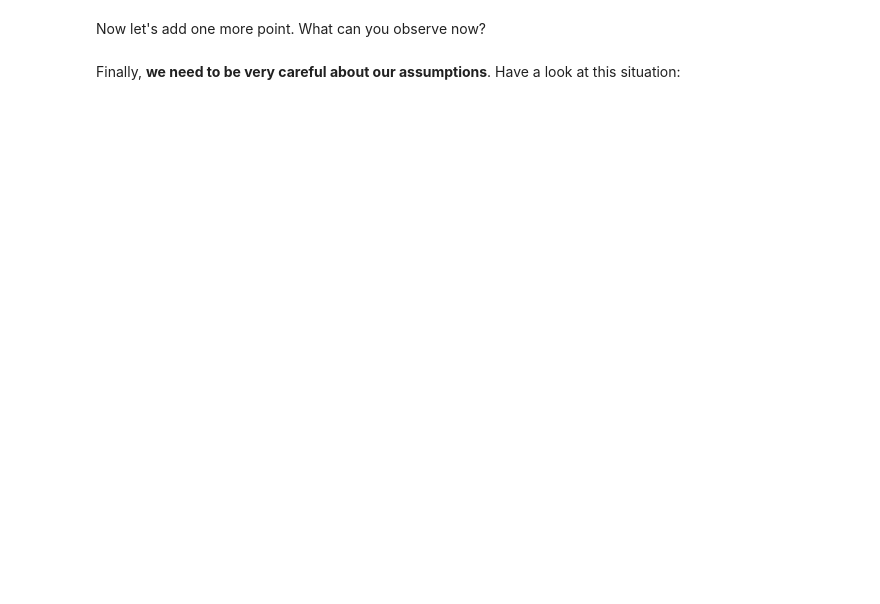
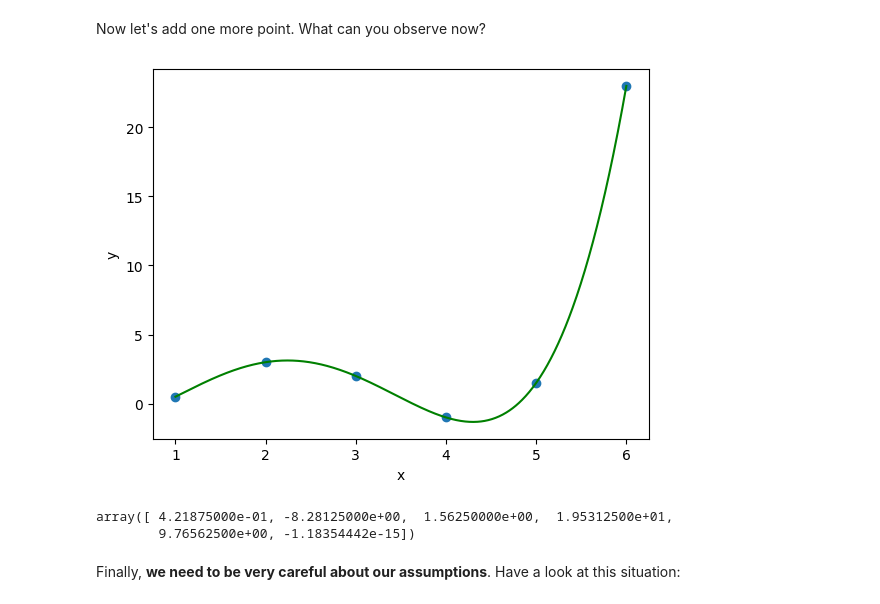
Before and after one commit to VladoDev03/math-concepts-for-developers-softuni, a Jupyter notebook: 02-basic-algebra/Basic Algebra Exercise.ipynb, the cells around one changed output. Cells and saved outputs as stored; diff of their text form; code cells hidden in the pictures; blank space fills up the shorter version.

```diff
--- a/02-basic-algebra/Basic Algebra Exercise.ipynb
+++ b/02-basic-algebra/Basic Algebra Exercise.ipynb
@@ -118,8 +181,16 @@ points = np.array([(1, 0.5), (2, 3), (3, 2), (4, -1), (5, 1.5)])
 # %% [markdown]
 Now let's add one more point. What can you observe now?
 # %%
-points = np.array([(1, 0.5), (2, 3), (3, 2), (4, -1), (5, 1.5), (6, 23)])
-# TODO: Write your code here
+points2 = np.array([(1, 0.5), (2, 3), (3, 2), (4, -1), (5, 1.5), (6, 23)])
+interpolate_polynomial(points2, len(points2) - 1, np.min(points2[:, 0]), np.max(points2[:, 0]))
+# %% [output]
+[figure, added]
+# %%
+poly2 = Polynomial.fit(points2[:, 0], points2[:, 1], deg = len(points2) - 1)
+poly2.coef
+# %% [output]
+array([ 4.21875000e-01, -8.28125000e+00,  1.56250000e+00,  1.95312500e+01,
+        9.76562500e+00, -1.18354442e-15])
 # %% [markdown]
 Finally, **we need to be very careful about our assumptions**. Have a look at this situation:
 # %%
```
Also changed, not shown: parts of 22 cells of this notebook, 4 other files.
